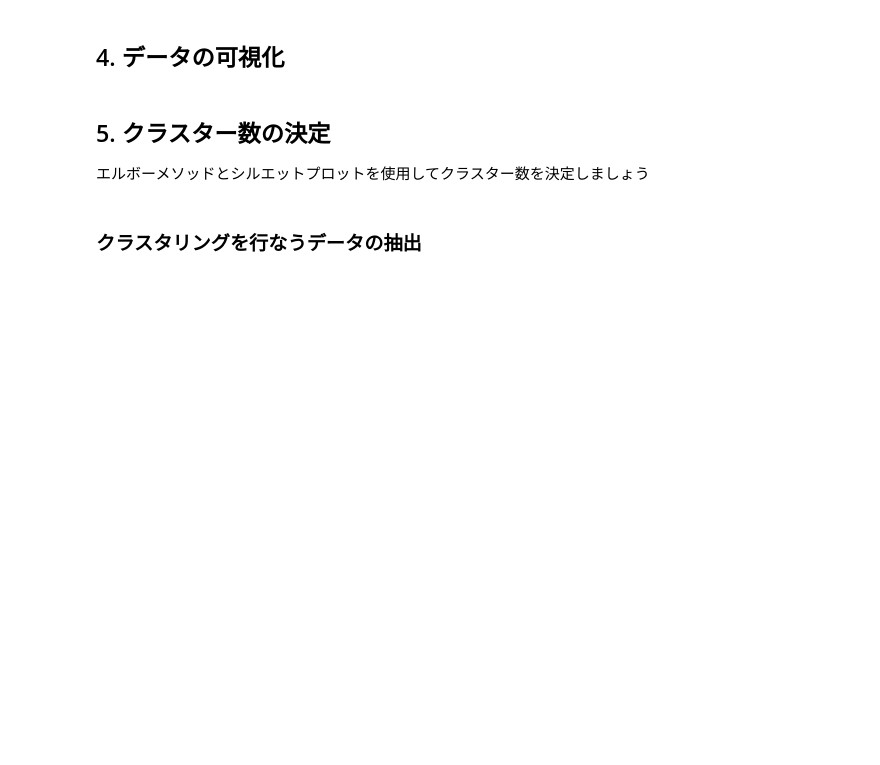
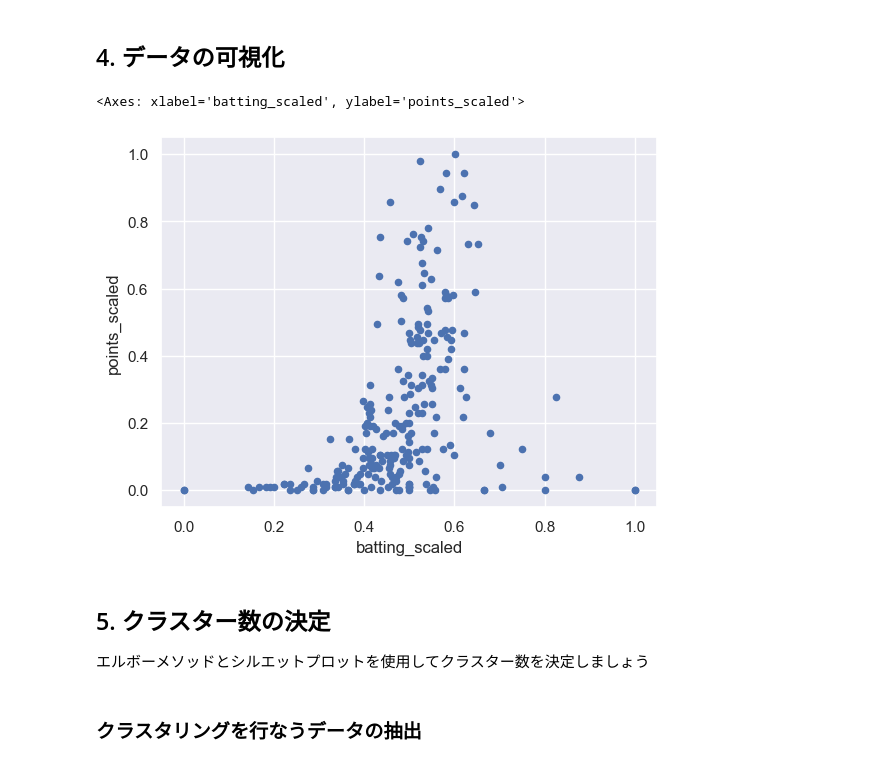
Before and after one commit to yuimaekawa/aidev, a Jupyter notebook: Lesson08_Unsupervised-Learning/課題4：プロ野球選手の年俸データのクラスタリング.ipynb, the cells around one changed output. Saved outputs shown, nothing was run; the diff lists cells and outputs as text; code cells hidden in the pictures; blank space fills up the shorter version.

```diff
--- a/Lesson08_Unsupervised-Learning/課題4：プロ野球選手の年俸データのクラスタリング.ipynb
+++ b/Lesson08_Unsupervised-Learning/課題4：プロ野球選手の年俸データのクラスタリング.ipynb
@@ -38,2 +36,5 @@ CSVファイル *baseball_salary.csv* を読み込み、dataset_baseに格納し
+# %%
+# CSVファイルを読み込んでdataset_baseに格納する
+dataset_base = pd.read_csv("./baseball_salary.csv")
 # %%
 # dataset_baseの最初の5行を表示
@@ -40,8 +49,9 @@ CSVファイル *baseball_salary.csv* を読み込み、dataset_baseに格納し
 # %%
 # dataset_baseから「打率、打点」列を抜き出してdatasetに格納する
-
+dataset = dataset_base[['打率','打点']]
 
 # 列名を、打率は「batting」、打点は「points」にリネームする
-
+dataset = dataset.rename(columns={'打率':'batting','打点':'points'})
 
 # datasetの先頭の5行を表示
+dataset.head()
@@ -55,5 +72,7 @@ CSVファイル *baseball_salary.csv* を読み込み、dataset_baseに格納し
 参考：https://scikit-learn.org/stable/modules/generated/sklearn.preprocessing.MinMaxScaler.html
 # %%
 # MinMaxScalerで正規化を実施し、その結果を変数tempに格納する
+ms = MinMaxScaler()
+temp = ms.fit_transform(dataset)
 # %%
 # 正規化後のデータの先頭の5行を表示
@@ -60,4 +86,6 @@ CSVファイル *baseball_salary.csv* を読み込み、dataset_baseに格納し
 # %%
 # tempの0列目を「batting_scaled」、1列目を「points_scaled」という列名にして、datasetへ列として追加
+dataset["batting_scaled"] = temp[:, 0]
+dataset["points_scaled"] = temp[:, 1]
 # %%
 # 改めてdatasetの先頭の5行を表示
@@ -68,3 +102,9 @@ CSVファイル *baseball_salary.csv* を読み込み、dataset_baseに格納し
+# %%
+# 正規化後の打率と打点の散布図を描画する
+dataset.plot(kind='scatter', x='batting_scaled', y='points_scaled')
+# %% [output]
+<Axes: xlabel='batting_scaled', ylabel='points_scaled'>
+[figure, added]
 # %% [markdown]
 ## 5. クラスター数の決定
 
```
Also changed, not shown: parts of 21 cells of this notebook.
